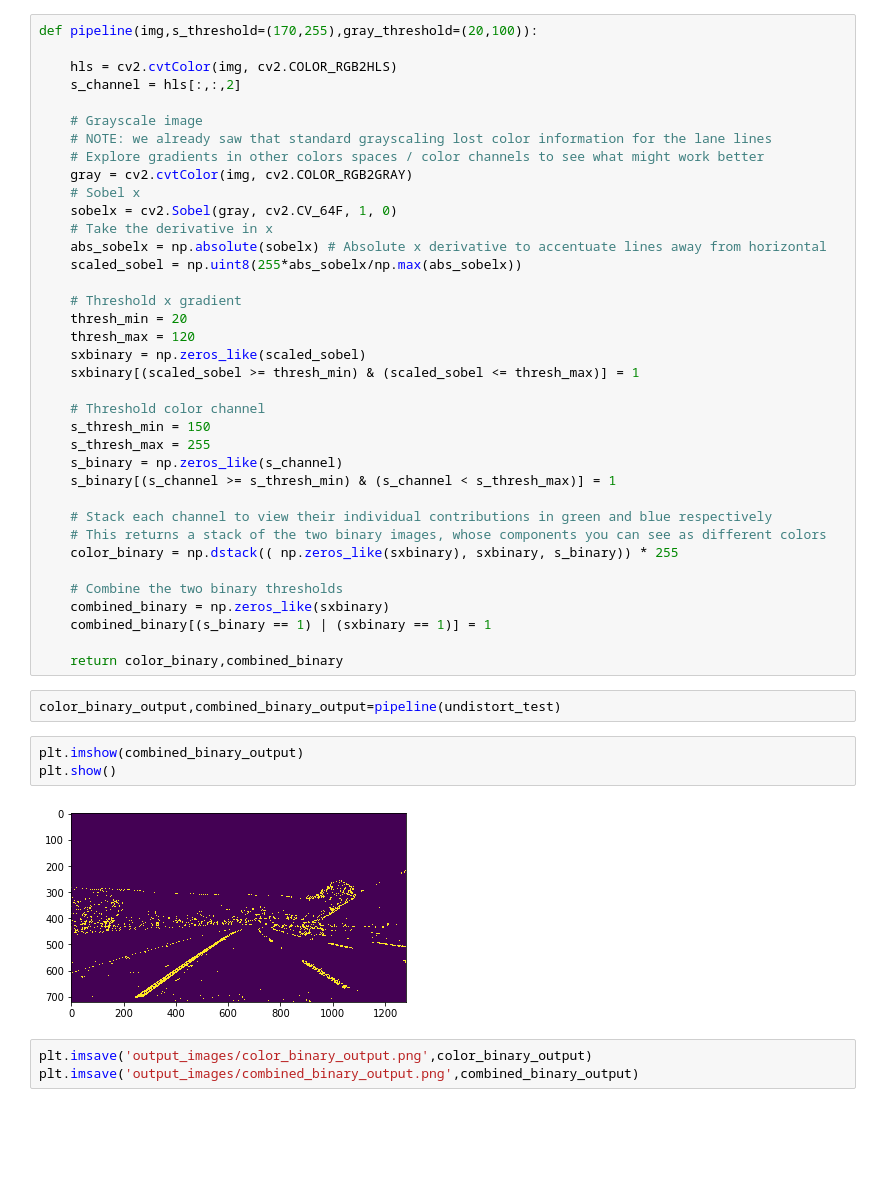
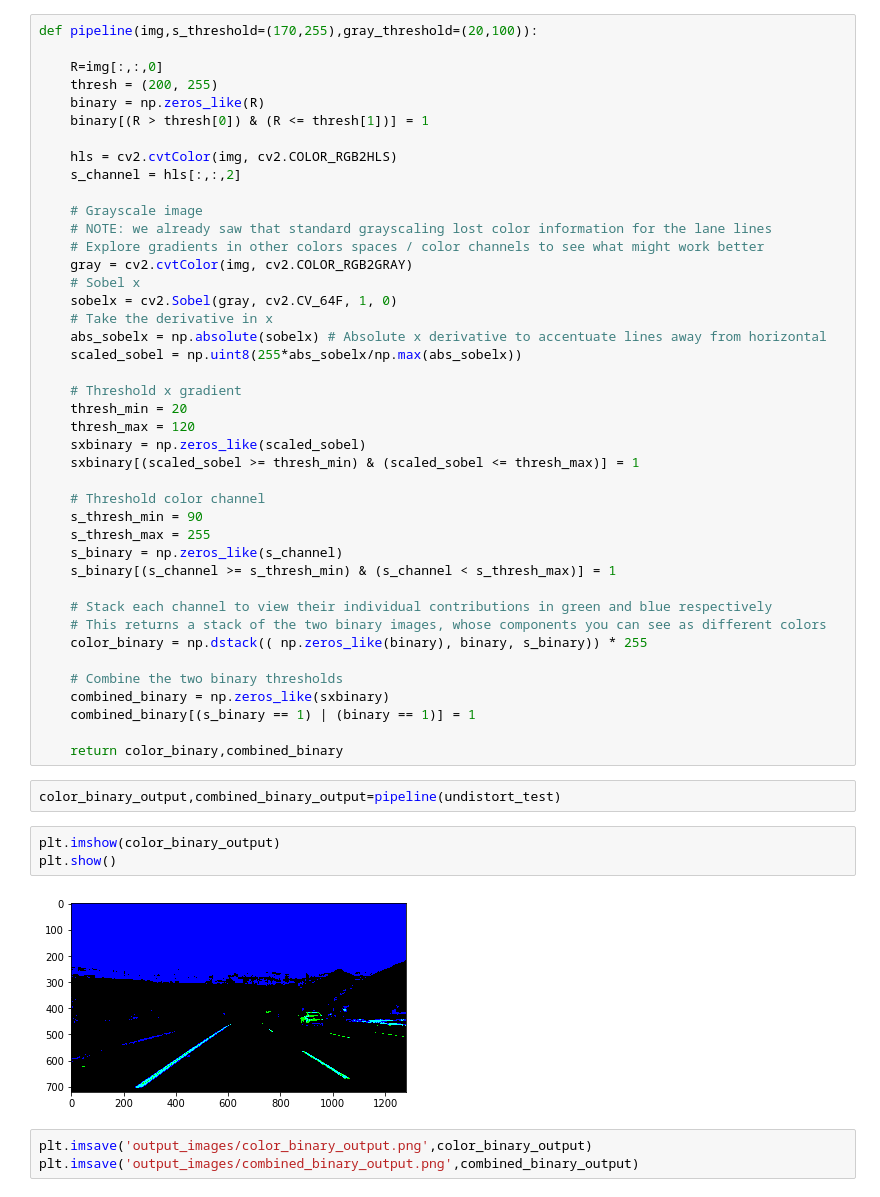
Before and after one commit to preet01/Self-Driving-Car, a Jupyter notebook: Advanced-Lane-Finding/Project.ipynb, the cells around one changed output. Saved outputs shown, nothing was run; the diff lists cells and outputs as text; blank space fills up the shorter version.

```diff
--- a/Advanced-Lane-Finding/Project.ipynb
+++ b/Advanced-Lane-Finding/Project.ipynb
@@ -51,6 +51,11 @@ plt.imsave('output_images/undistort_test.png',undistort_test)
 ## 2.) Color transforms and gradients
 # %%
 def pipeline(img,s_threshold=(170,255),gray_threshold=(20,100)):
+
+    R=img[:,:,0]
+    thresh = (200, 255)
+    binary = np.zeros_like(R)
+    binary[(R > thresh[0]) & (R <= thresh[1])] = 1
 
     hls = cv2.cvtColor(img, cv2.COLOR_RGB2HLS)
     s_channel = hls[:,:,2]
@@ -72,27 +77,27 @@ def pipeline(img,s_threshold=(170,255),gray_threshold=(20,100)):
     sxbinary[(scaled_sobel >= thresh_min) & (scaled_sobel <= thresh_max)] = 1
 
     # Threshold color channel
-    s_thresh_min = 150
+    s_thresh_min = 90
     s_thresh_max = 255
     s_binary = np.zeros_like(s_channel)
     s_binary[(s_channel >= s_thresh_min) & (s_channel < s_thresh_max)] = 1
 
     # Stack each channel to view their individual contributions in green and blue respectively
     # This returns a stack of the two binary images, whose components you can see as different colors
-    color_binary = np.dstack(( np.zeros_like(sxbinary), sxbinary, s_binary)) * 255
+    color_binary = np.dstack(( np.zeros_like(binary), binary, s_binary)) * 255
 
     # Combine the two binary thresholds
     combined_binary = np.zeros_like(sxbinary)
-    combined_binary[(s_binary == 1) | (sxbinary == 1)] = 1
+    combined_binary[(s_binary == 1) | (binary == 1)] = 1
 
     return color_binary,combined_binary
 # %%
 color_binary_output,combined_binary_output=pipeline(undistort_test)
 # %%
-plt.imshow(combined_binary_output)
+plt.imshow(color_binary_output)
 plt.show()
 # %% [output]
-[figure, old version]
+[figure, new version]
 # %%
 plt.imsave('output_images/color_binary_output.png',color_binary_output)
 plt.imsave('output_images/combined_binary_output.png',combined_binary_output)
```
Also changed, not shown: parts of 5 cells of this notebook, 2 other files.
